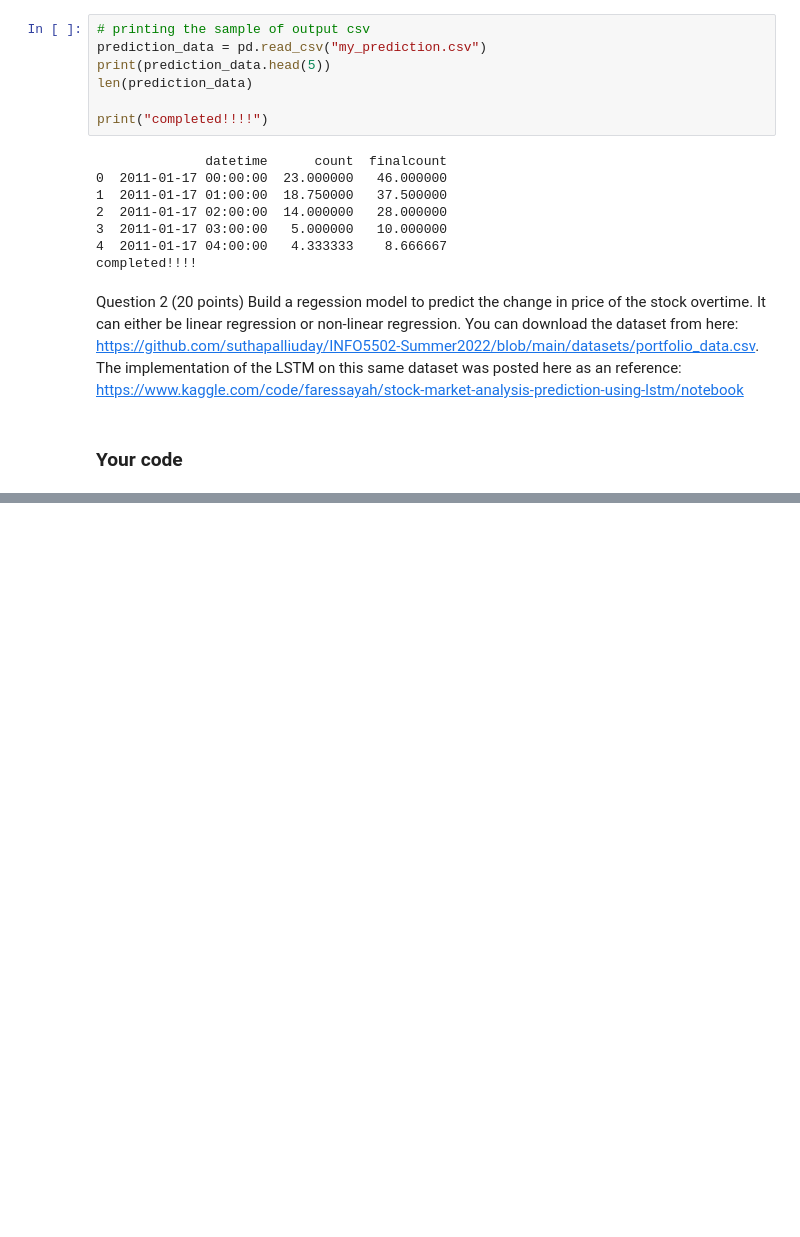
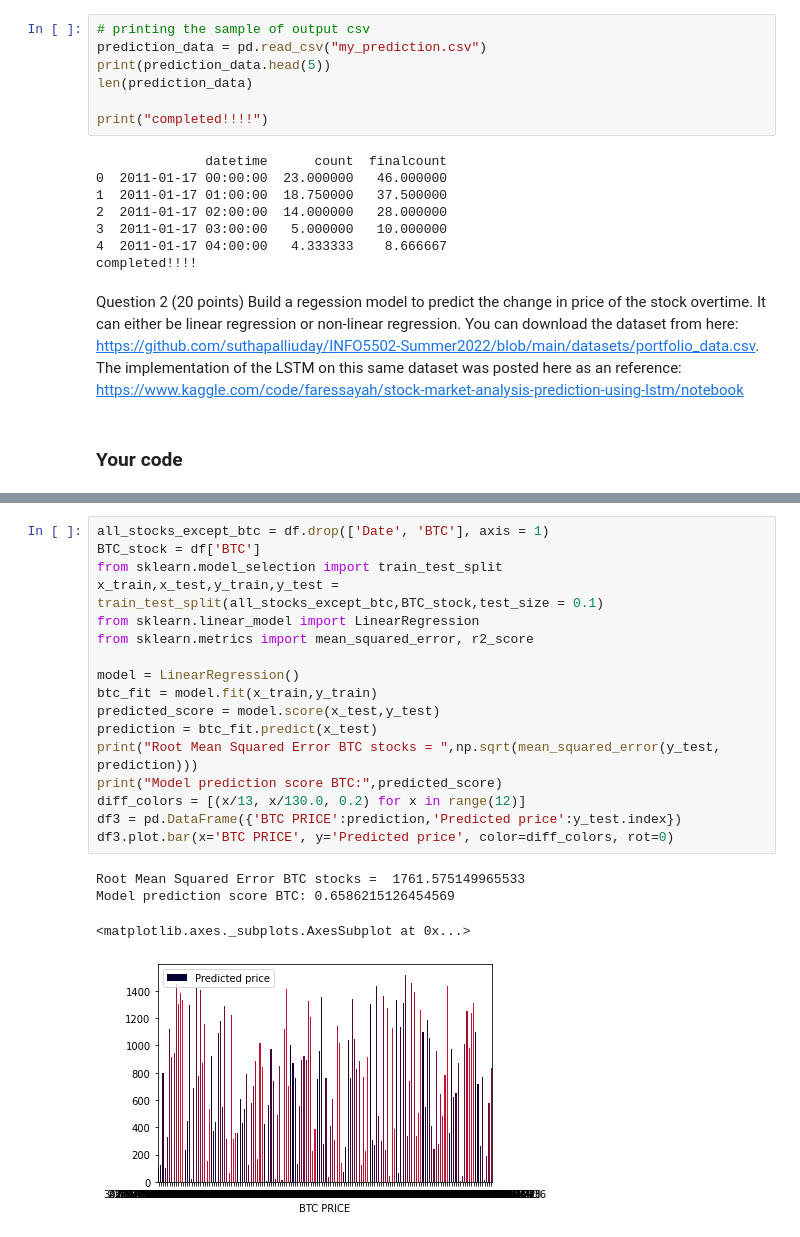
Before and after one commit to meghanagpudi/INFO-5502-Meghana, a Jupyter notebook: lab_assignment_06.ipynb, the cells around one changed output, grey strips where cells are left out. Saved outputs shown, nothing was run; the diff lists cells and outputs as text; blank space fills up the shorter version.

```diff
--- a/lab_assignment_06.ipynb
+++ b/lab_assignment_06.ipynb
@@ -281,0 +311,22 @@ completed!!!!
+# %%
+all_stocks_except_btc = df.drop(['Date', 'BTC'], axis = 1)
+BTC_stock = df['BTC']
+from sklearn.model_selection import train_test_split
+x_train,x_test,y_train,y_test = train_test_split(all_stocks_except_btc,BTC_stock,test_size = 0.1)
+from sklearn.linear_model import LinearRegression
+from sklearn.metrics import mean_squared_error, r2_score
+
+model = LinearRegression()
+btc_fit = model.fit(x_train,y_train)
+predicted_score = model.score(x_test,y_test)
+prediction = btc_fit.predict(x_test)
+print("Root Mean Squared Error BTC stocks = ",np.sqrt(mean_squared_error(y_test, prediction)))
+print("Model prediction score BTC:",predicted_score)
+diff_colors = [(x/13, x/130.0, 0.2) for x in range(12)]
+df3 = pd.DataFrame({'BTC PRICE':prediction,'Predicted price':y_test.index})
+df3.plot.bar(x='BTC PRICE', y='Predicted price', color=diff_colors, rot=0)
+# %% [output]
+Root Mean Squared Error BTC stocks =  1761.575149965533
+Model prediction score BTC: 0.6586215126454569
+<matplotlib.axes._subplots.AxesSubplot at 0x...>
+[figure, added]
```
Also changed, not shown: parts of 5 cells of this notebook.
